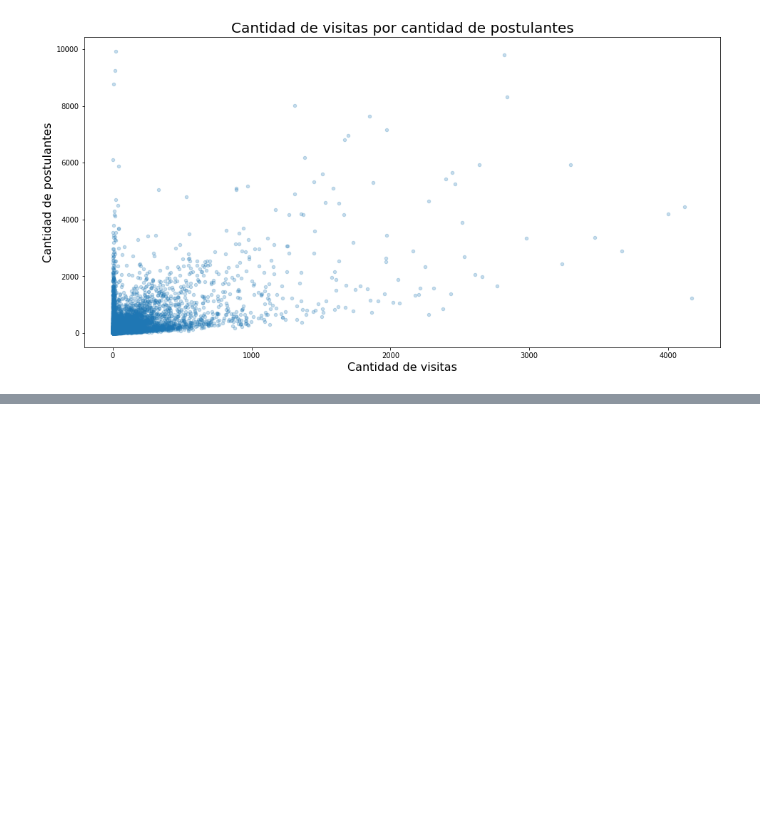
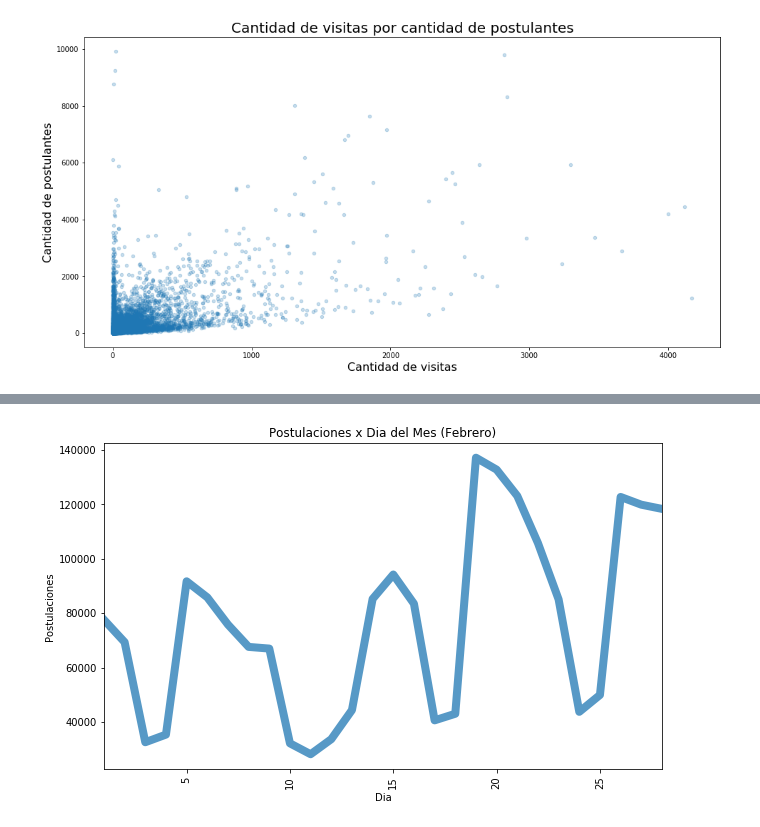
Before and after one commit to BrigliaAn/TP1-AnalisisExploratorio-ZonaJobs, a Jupyter notebook: GermanProbando.ipynb, the cells around one changed output, grey strips where cells are left out. Cells and saved outputs as stored; diff of their text form; code cells hidden in the pictures; blank space fills up the shorter version.

```diff
--- a/GermanProbando.ipynb
+++ b/GermanProbando.ipynb
@@ -263,0 +363,3 @@ ax.set_ylabel('Cantidad de postulantes', fontsize= 16);
+# %%
+#Postulaciones febrero
+postulaciones_dia_mes = postulaciones[postulaciones['fechapostulacion'] >= '02-01-2018']
@@ -263,0 +374,12 @@ ax.set_ylabel('Cantidad de postulantes', fontsize= 16);
+# %%
+fig=plt.figure()
+ax = fig.add_subplot(111)
+
+plt.title('Postulaciones x Dia del Mes (Febrero)')
+ax.set_xlabel('Dia')
+ax.set_ylabel('Postulaciones')
+postulaciones_dia_mes['dia_mes'].value_counts().sort_index().plot(rot=90,linewidth=8,figsize=(10,6),alpha=0.75)
+
+plt.show()
+# %% [output]
+[figure, added]
```
Also changed, not shown: parts of 17 cells of this notebook.
